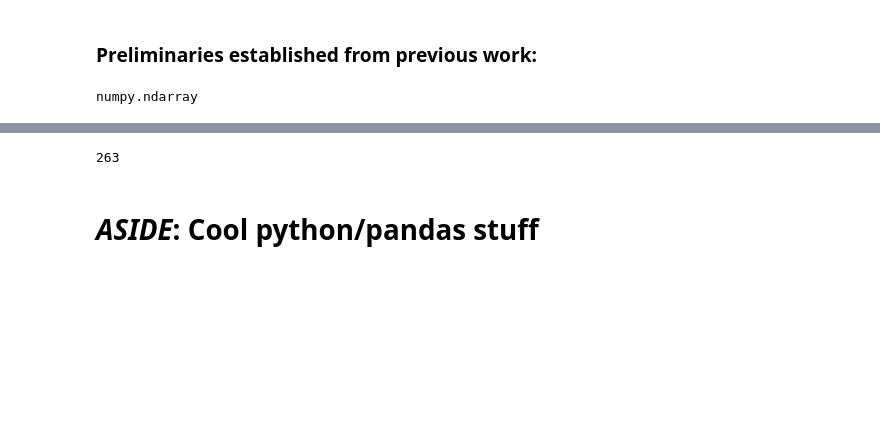
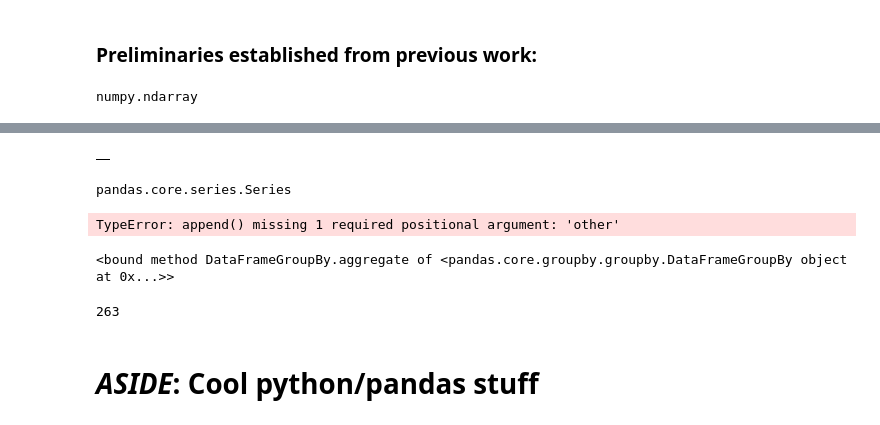
Before and after one commit to kuru0004/mens_tennis_outcomes, a Jupyter notebook: EC2_compute Populate Features using Previous Matches.ipynb, the cells around one changed output, grey strips where cells are left out. Saved outputs shown, nothing was run; the diff lists cells and outputs as text; code cells hidden in the pictures; blank space fills up the shorter version.

```diff
--- a/EC2_compute Populate Features using Previous Matches.ipynb
+++ b/EC2_compute Populate Features using Previous Matches.ipynb
@@ -417,0 +449,32 @@ NameError: name 'df' is not defined
+# %%
+## Code testing with David Ferrer
+
+player = 'David Ferrer'
+df_preds_2009_11= pd.DataFrame()
+
+one_year=timedelta(days=370)
+
+#for training...
+
+#iterates over columns, without 'iterrows()'!
+for idx, row in df_test[(df_test.tourney_date.apply(lambda x:x.year)<2011) & (df_test.tourney_date.apply(lambda x:x.year)>2008)].iterrows():
+    date = row['tourney_date']
+    df_one_year_in_2008_10 = df_test[(df_test.tourney_date<date) & (df_test.tourney_date> date-one_year)]
+    df_one_year_in_2008_10.drop(['tourney_date'], axis=1,inplace=True)
+    gen_row = df_one_year_in_2008_10[df_one_year_in_2008_10['name']==player].drop('name',axis=1).aggregate(np.mean)
+    print(gen_row)
+    df_preds_2009_11.append(gen_row,ignore_index=True)
+#     df_one_year_in_2008_10.drop(['name','tourney_date'], axis=1,inplace=True)
+#     if idx>0:
+#         break
+
+
+#
+#
+
+
+#     df_preds_2009_11.append()
+# df_win_loss['tourney_date']= pd.to_datetime(df_win_loss['tourney_date'].apply(str))
+# date = pd.datetime(2010,11,23)
+# one_year=timedelta(days=370)
+# df_one_year = df_win_loss[(df_win_loss.tourney_date<date) & (df_win_loss.tourney_date> date-one_year)]
@@ -418,3 +503,37 @@ NameError: name 'df' is not defined
+# %%
+df_preds_2009_11.head()
+# %% [output]
+|  |
+# %%
+df_one_year_in_2008_10.head()
+df_test[df_test['tourney_date'].apply(lambda x: x.year==2008)]
+type(gen_row)
+# %% [output]
+pandas.core.series.Series
+# %%
+df_preds_2009_11= pd.DataFrame()
+
+
+for row in df_wl_2008_11_for_pred[(df_wl_2008_11_for_pred.tourney_date.apply(lambda x:x.year)<2011) & (df_wl_2008_11_for_pred.tourney_date.apply(lambda x:x.year)>2008)]:
+    date = row
+    df_preds_2009_11.append()
+df_win_loss['tourney_date']= pd.to_datetime(df_win_loss['tourney_date'].apply(str))
+date = pd.datetime(2010,11,23)
+one_year=timedelta(days=370)
+df_one_year = df_win_loss[(df_win_loss.tourney_date<date) & (df_win_loss.tourney_date> date-one_year)]
+# %% [output]
+TypeError: append() missing 1 required positional argument: 'other'
+# %%
+# Use 'name', but what if two people have the same name?
+df_wl_2008_11_for_pred.groupby('name').aggregate(np.mean)
+
+
+# df.groupby('group').agg({'a':['sum', 'max'],
+#                          'b':'mean',
+#                          'c':'sum',
+#                          'd': lambda x: x.max() - x.min()})
+# %% [output]
+<bound method DataFrameGroupBy.aggregate of <pandas.core.groupby.groupby.DataFrameGroupBy object at 0x...>>
 # %%
 ## functin to make beautiful one day
 def get_train(year_start, year_end, max_rank):
```
Also changed, not shown: parts of 13 cells of this notebook.
